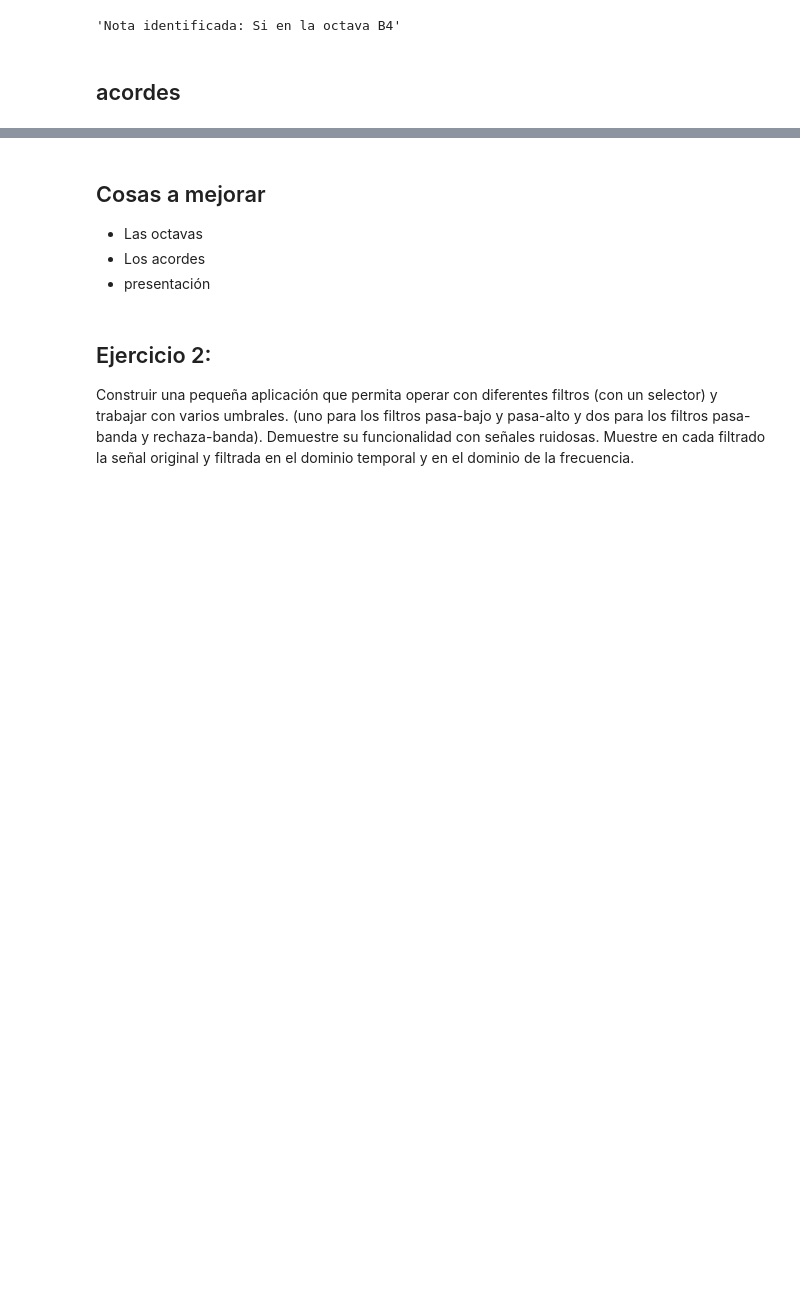
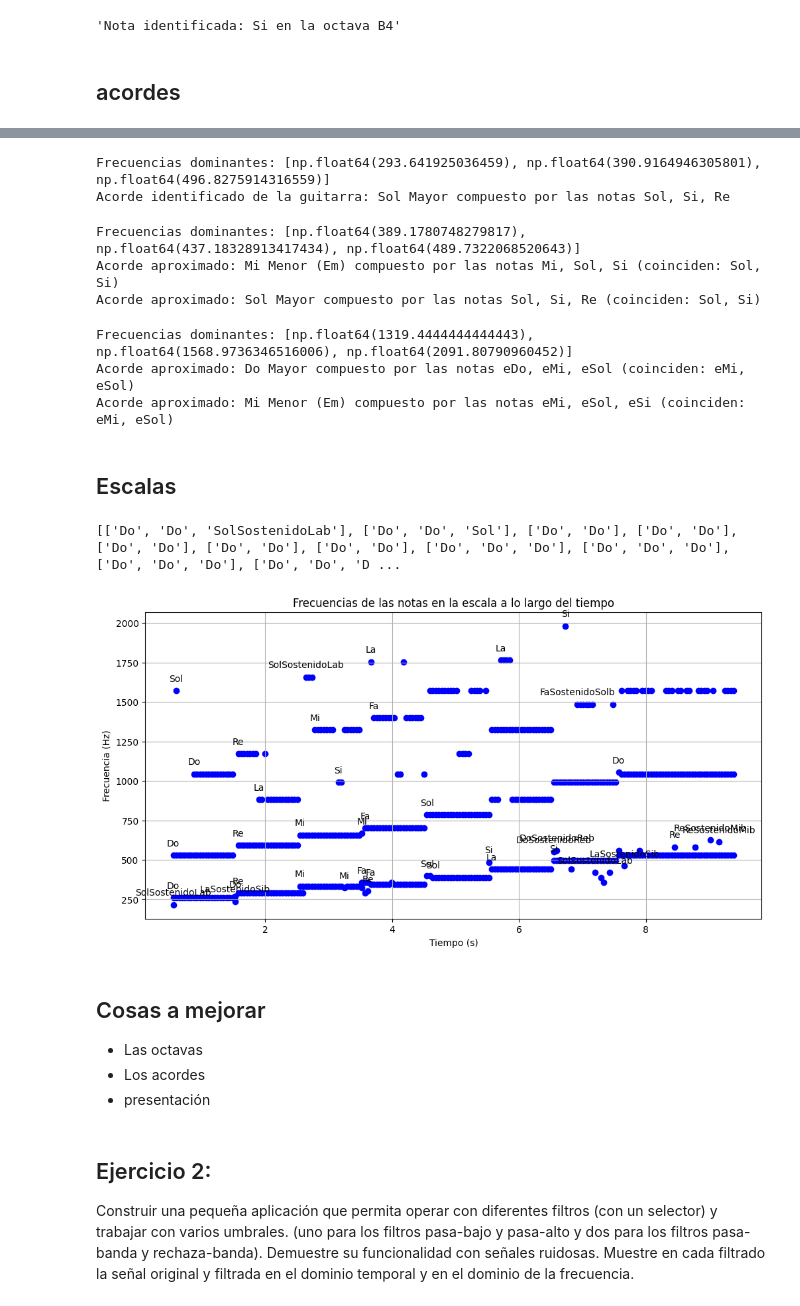
Before and after one commit to MediaMind-ULPGC/P04, a Jupyter notebook: P04.ipynb, the cells around one changed output, grey strips where cells are left out. Cells and saved outputs as stored; diff of their text form; code cells hidden in the pictures; blank space fills up the shorter version.

Commit message:
scale

```diff
--- a/P04.ipynb
+++ b/P04.ipynb
@@ -84,3 +83,49 @@ Acorde aproximado: Sol Sostenido Mayor (G#) compuesto por las notas SolSostenido
+# %%
+archivo_audio = "./audios/violin/acordes/sol_mayor.wav"
+
+identifier = IdentifierChordsFactory.initialize_identifier("Violin")
+result = identifier.identify_chord_from_audio(archivo_audio)
+print(result)
+# %% [output]
+Frecuencias dominantes: [np.float64(293.641925036459), np.float64(390.9164946305801), np.float64(496.8275914316559)]
+Acorde identificado de la guitarra: Sol Mayor compuesto por las notas Sol, Si, Re
+# %%
+archivo_audio = "./audios/trompeta/acordes/prueba2.wav"
+
+identifier = IdentifierChordsFactory.initialize_identifier("Trumpet")
+result = identifier.identify_chord_from_audio(archivo_audio)
+print(result)
+# %% [output]
+Frecuencias dominantes: [np.float64(389.1780748279817), np.float64(437.18328913417434), np.float64(489.7322068520643)]
+Acorde aproximado: Mi Menor (Em) compuesto por las notas Mi, Sol, Si (coinciden: Sol, Si)
+Acorde aproximado: Sol Mayor compuesto por las notas Sol, Si, Re (coinciden: Sol, Si)
+# %%
+archivo_audio = "./audios/xilofono/acordes/prueba.wav"
+
+identifier = IdentifierChordsFactory.initialize_identifier("Xylophone")
+result = identifier.identify_chord_from_audio(archivo_audio)
+print(result)
+# %% [output]
+Frecuencias dominantes: [np.float64(1319.4444444444443), np.float64(1568.9736346516006), np.float64(2091.80790960452)]
+Acorde aproximado: Do Mayor compuesto por las notas eDo, eMi, eSol (coinciden: eMi, eSol)
+Acorde aproximado: Mi Menor (Em) compuesto por las notas eMi, eSol, eSi (coinciden: eMi, eSol)
+# %% [markdown]
+## Escalas
+# %%
+archivo_audio = "./audios/piano/escala/c4_mayor_scale.wav"
+
+scale_identifier = ScalesIdentifierFactory.initialize_identifier("Piano")
+notas_identificadas, frecuencias_identificadas, time_stamps = scale_identifier.identify_scale_from_audio(archivo_audio)
+print(notas_identificadas)
+# %% [output]
+[['Do', 'Do', 'SolSostenidoLab'], ['Do', 'Do', 'Sol'], ['Do', 'Do'], ['Do', 'Do'], ['Do', 'Do'], ['Do', 'Do'], ['Do', 'Do'], ['Do', 'Do', 'Do'], ['Do', 'Do', 'Do'], ['Do', 'Do', 'Do'], ['Do', 'Do', 'D ...
+# %%
+if notas_identificadas:
+    scale_identifier.plot_scale_over_time(notas_identificadas, frecuencias_identificadas, time_stamps)
+else:
+    print("No se identificaron notas en el archivo de audio.")
+# %% [output]
+[figure, added]
 # %% [markdown]
 ## Cosas a mejorar
 - Las octavas
```
Also changed, not shown: parts of 3 cells of this notebook, 21 other files.
